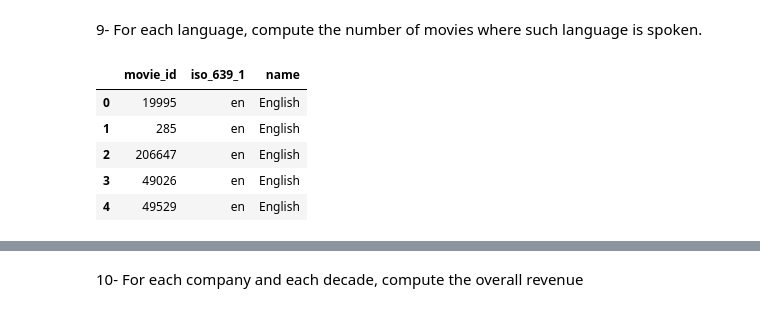
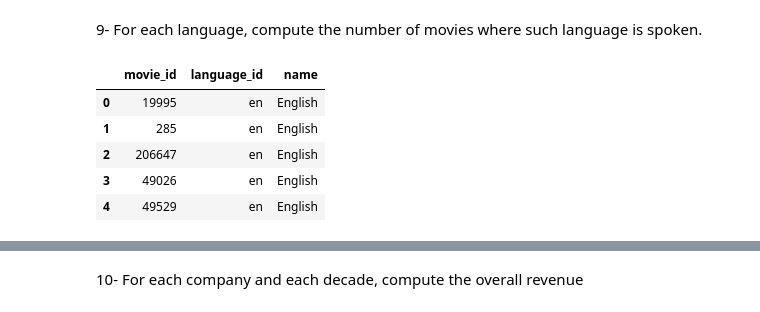
Before and after one commit to silviasantamaria/computerscience, a Jupyter notebook: NUOVO_PROJECT.ipynb, the cells around one changed output, grey strips where cells are left out. Cells and saved outputs as stored; diff of their text form; code cells hidden in the pictures.

```diff
--- a/NUOVO_PROJECT.ipynb
+++ b/NUOVO_PROJECT.ipynb
@@ -397,10 +397,10 @@ num_directors.rename(index=str, columns={'pers_id': 'n_Directors'}).head()
 # %%
 spoken_languages_id= spoken_languages_id.reset_index()
 spoken_languages= spoken_languages.reset_index()
-df2= pd.merge(spoken_languages_id, spoken_languages, on = 'iso_639_1')
+df2= pd.merge(spoken_languages_id, spoken_languages, on = 'language_id')
 df2.head()
 # %% [output]
-|  | movie_id | iso_639_1 | name |
+|  | movie_id | language_id | name |
 | 0 | 19995 | en | English |
 | 1 | 285 | en | English |
 | 2 | 206647 | en | English |
```
Also changed, not shown: parts of 25 cells of this notebook.
